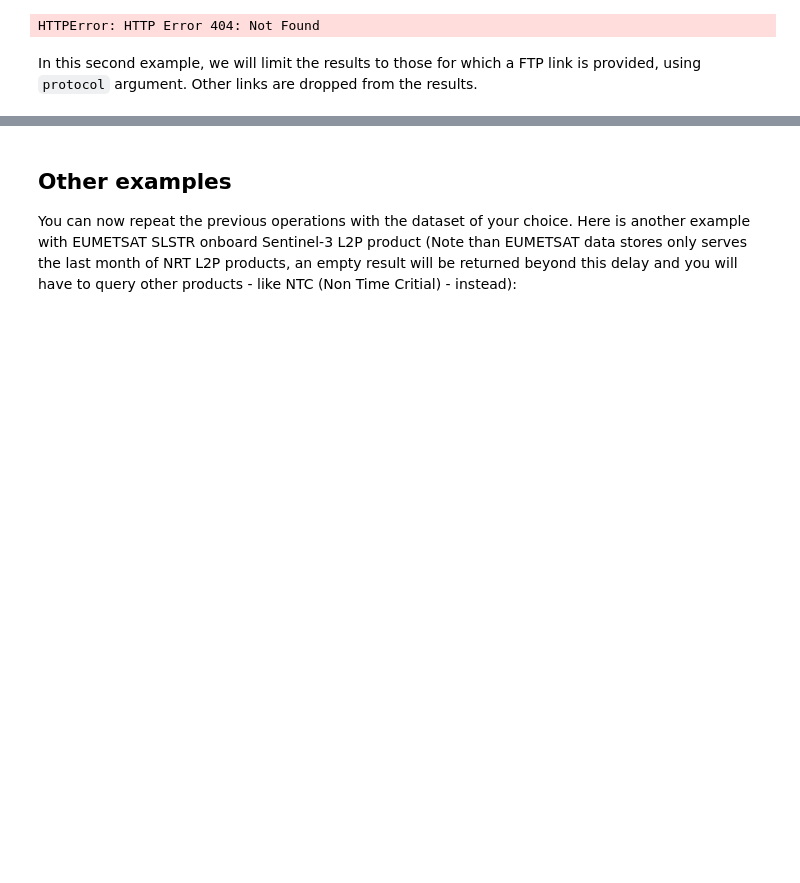
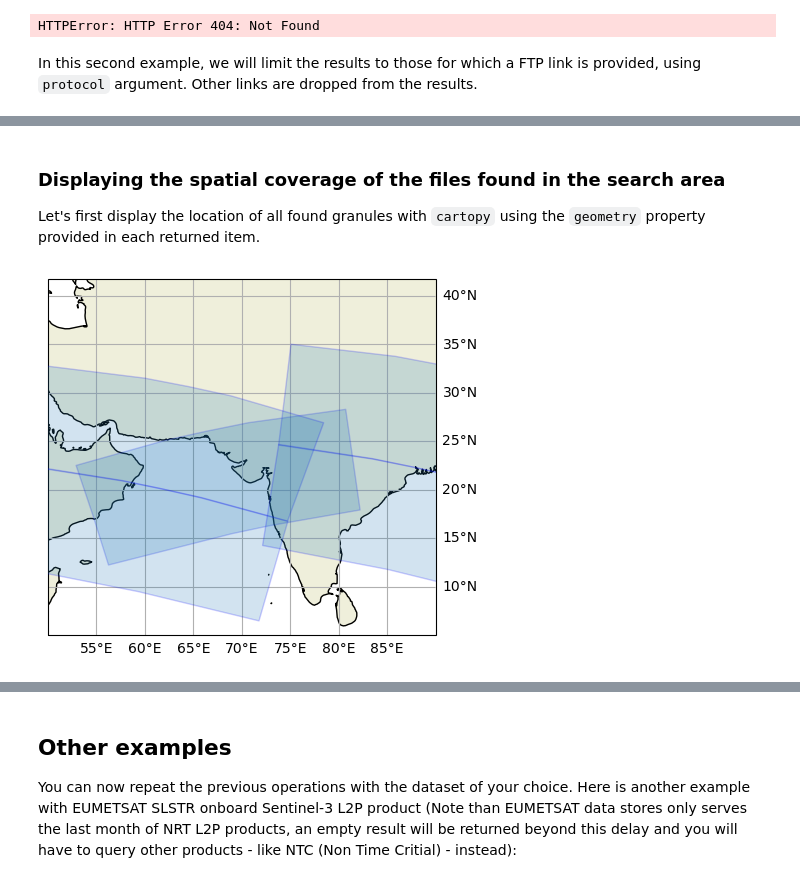
Before and after one commit to GHRSST/ghrsst-opensearch, a Jupyter notebook: Opensearch-Training-Ahmedabad-2023.ipynb, the cells around one changed output, grey strips where cells are left out. Drawn from its saved outputs; the diff is of its cells as text; code cells hidden in the pictures; blank space fills up the shorter version.

```diff
--- a/Opensearch-Training-Ahmedabad-2023.ipynb
+++ b/Opensearch-Training-Ahmedabad-2023.ipynb
@@ -93,9 +93,25 @@ def format_opensearch_result(entries):
     dict_entries = {}
     for entry in entries:
         file_id = entry['title']
+
+        # for each links, relate to corresponding source
+        for link in entry['links']:
+            link['source'] = entry['source']
+        entry.pop('source')
+
+        if not file_id.endswith('.nc'):
+            # PODAAC strips the .nc extension from the filename.
+            file_id = file_id + '.nc'
         if file_id in dict_entries:
-            # merge with existing entry
+            # merge with existing entry if the same granule was
+            # returned from another DAC
+            print(file_id)
             dict_entries[file_id]['links'].extend(entry['links'])
+            # some attributes are not always filled in some DAC responses.
+            # we fill them in the merging, whenever it is provided by one of the DACs
+            for attr in dict_entries[file_id]:
+                if entry[attr] is not None and attr != 'links':
+                    dict_entries[file_id][attr] = entry[attr]
         else:
             dict_entries[file_id] = entry
     return dict_entries
@@ -420,6 +323,6 @@ Same as above but selecting only HTTP(S) links now:
 # %%
 # use `protocol` keyword in search function
-result = search(datasetId, start=start, end=end, area=area, protocol='HTTPS')
+result = search(datasetId, start=start, end=end, area=area, dac='OSISAF', protocol='HTTPS')
 
 # print the first element of result
 pp.pprint(list(result.items())[0])
@@ -443,0 +347,36 @@ pp.pprint(list(result.items())[0])
+# %% [markdown]
+### Displaying the spatial coverage of the files found in the search area
+
+Let's first display the location of all found granules with ``cartopy`` using the ``geometry`` property provided in each returned item.
+# %%
+import cartopy.crs as ccrs
+import cartopy.feature as cfeature
+import matplotlib.pyplot as plt
+from shapely.geometry import shape, Polygon
+
+fig = plt.figure(figsize=(5, 5))
+
+ax = fig.add_subplot(projection=ccrs.PlateCarree())
+land_50m = cfeature.NaturalEarthFeature(
+    'physical', 'land', '50m', edgecolor='face',
+    facecolor=cfeature.COLORS['land'])
+ax.add_feature(land_50m)
+ax.coastlines('50m')
+gl = ax.gridlines(draw_labels=True)
+gl.top_labels = False
+gl.left_labels = False
+ax.set_extent([50, 90, 5, 40])
+
+for item in result.values():
+    # build a shapely polygon from the coordinates provided in 'geo_polygon'
+    # Warning: 'geo_polygon' is not always defined; you can use `geo_box' instead
+    # (a square bounding box)
+    if item['geo_polygon'] is None:
+        continue
+    coords = [float(_) for _ in item['geo_polygon'].split()]
+    coords = [(coords[i*2], coords[i*2+1]) for i in range(len(coords)//2)]
+    geom = Polygon(coords)
+    ax.add_geometries(shape(geom), crs = ccrs.PlateCarree(),
+                  edgecolor='blue', zorder = 5, alpha=0.2)
+# %% [output]
+[figure, added]
```
Also changed, not shown: parts of 23 cells of this notebook.
